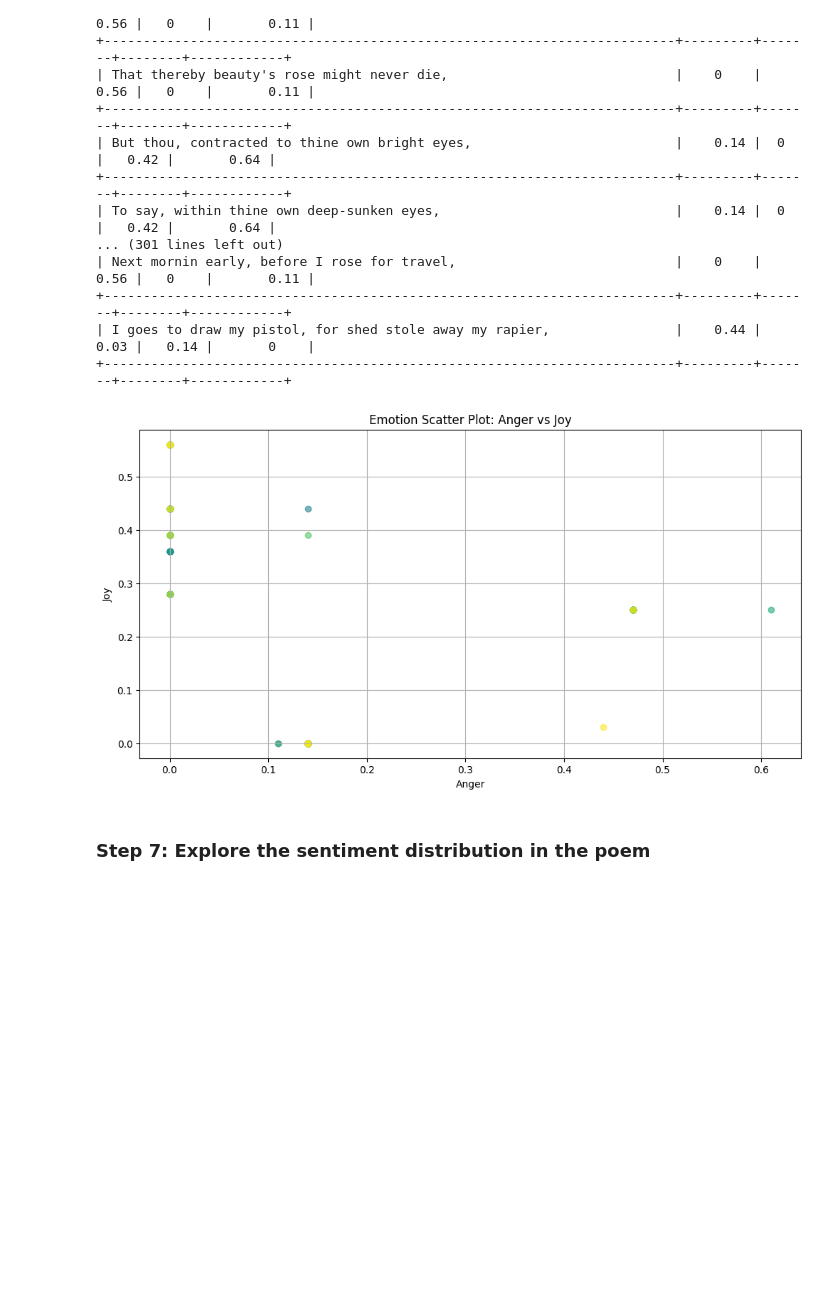
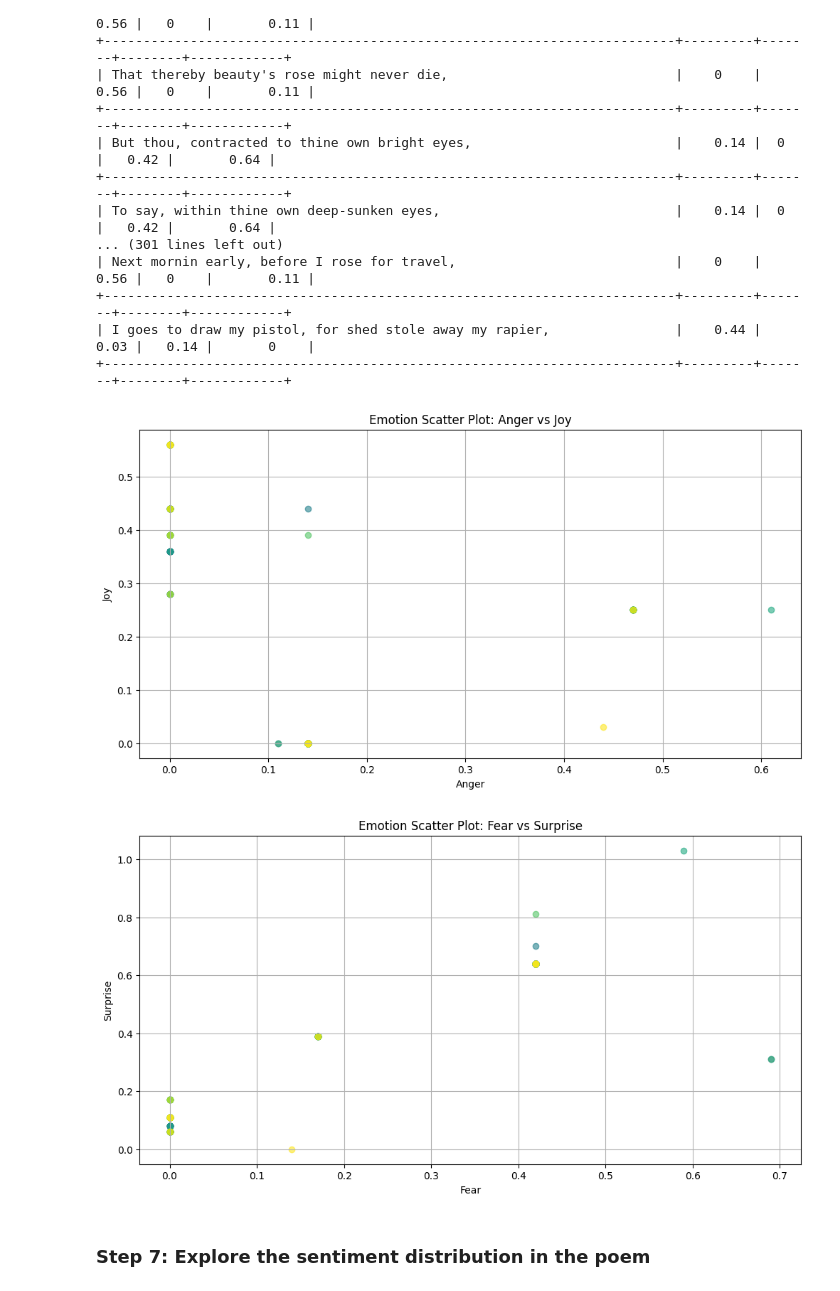
Before and after one commit to manhhungking/PoetryAnalysisNLP, a Jupyter notebook: PoetryAnalysis.ipynb, the cells around one changed output. Drawn from its saved outputs; the diff is of its cells as text; code cells hidden in the pictures; blank space fills up the shorter version.

```diff
--- a/PoetryAnalysis.ipynb
+++ b/PoetryAnalysis.ipynb
@@ -823,33 +795,63 @@ color_map = defaultdict(list)
 # Create the plot
 plt.figure(figsize=(12, 6))
 
 # Draw points with different colors
 for i in range(len(line_indices)):
     plt.scatter(anger_scores[i], joy_scores[i], color=colors[i], alpha=0.6)
     color_map[tuple(colors[i])].append(
         line_indices[i] + 1
     )  # Store line number (1-indexed)
 
 plt.title("Emotion Scatter Plot: Anger vs Joy")
 plt.xlabel("Anger")
 plt.ylabel("Joy")
 plt.grid(True)
 
 # Prepare annotation text with colored squares
 for i, (color, lines) in enumerate(color_map.items()):
     line_numbers = ", ".join(map(str, lines))
     plt.annotate(
         f"{color}: {line_numbers}",
         xy=(1.05, 0.9 - 0.05 * i),
         fontsize=10,
         bbox=dict(boxstyle="round,pad=0.3", edgecolor=color, facecolor=color),
         ha="left",
         va="center",
     )
 
 plt.show()
+
+# Create the plot for Fear vs Surprise
+plt.figure(figsize=(12, 6))
+
+# Draw points with different colors for each line
+for i in range(len(line_indices)):
+    plt.scatter(fear_scores[i], surprise_scores[i], color=colors[i], alpha=0.6)
+    color_map[tuple(colors[i])].append(
+        line_indices[i] + 1
+    )  # Store line number (1-indexed)
+
+plt.title("Emotion Scatter Plot: Fear vs Surprise")
+plt.xlabel("Fear")
+plt.ylabel("Surprise")
+plt.grid(True)
+
+# Prepare annotation text with colored squares
+for i, (color, lines) in enumerate(color_map.items()):
+    line_numbers = ", ".join(map(str, lines))
+    plt.annotate(
+        f"{color}: {line_numbers}",
+        xy=(1.05, 0.9 - 0.05 * i),
+        fontsize=10,
+        bbox=dict(boxstyle="round,pad=0.3", edgecolor=color, facecolor=color),
+        ha="left",
+        va="center",
+    )
+
+plt.show()
 # %% [output]
 [figure]
+[figure, added]
 # %% [markdown]
 ### Step 7: Explore the sentiment distribution in the poem
 # %% [markdown]
```
Also changed, not shown: parts of 14 cells of this notebook, 2 other files.
